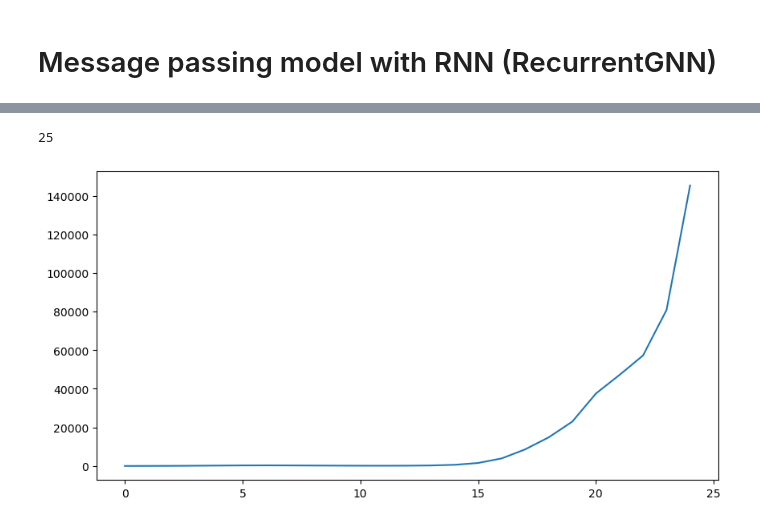
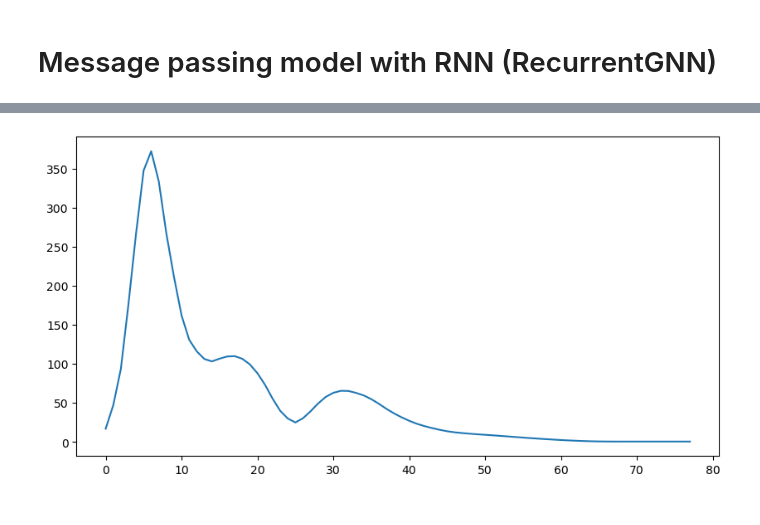
Before and after one commit to AlexiaALLAL/aneurysm_project, a Jupyter notebook: demo.ipynb, the cells around one changed output, grey strips where cells are left out. Saved outputs shown, nothing was run; the diff lists cells and outputs as text; code cells hidden in the pictures.

```diff
--- a/demo.ipynb
+++ b/demo.ipynb
@@ -440,7 +355,7 @@ RuntimeError: Trying to backward through the graph a second time (or directly ac
 # %%
 # load model from gnn_model.pth file
 model = RecurrentGNN()
-model.load_state_dict(torch.load("recurrent_gnn_model.pth"))
+model.load_state_dict(torch.load("recurrent_gnn_model.pth", weights_only=True))
 xdmf_path = osp.join(os.getcwd(), "4Students_AnXplore03", "AllFields_Resultats_MESH_219.xdmf")
 meshes = xdmf_to_meshes(xdmf_path)
 total_error, list_errors = model.test_model(meshes)
@@ -498,17 +413,14 @@ errors
 # cache_dir = matplotlib.get_cachedir()
 # shutil.rmtree(cache_dir)
 # %%
-print(len(errors))
-
 plt.rcParams['font.family'] = 'DejaVu Sans'
 plt.figure(figsize=(10, 5))
 
-plt.plot(np.array(errors, dtype=np.float32))
+plt.plot(np.array(list_errors, dtype=np.float32))
 # plt.xlabel("Time step")
 # plt.ylabel("MSE")
 # plt.title("MSE per time step")
 plt.savefig("MSE_per_time_step.png")
 plt.show()
 # %% [output]
-25
-[figure, old version]
+[figure, new version]
```
Also changed, not shown: parts of 7 cells of this notebook, 3 other files.
